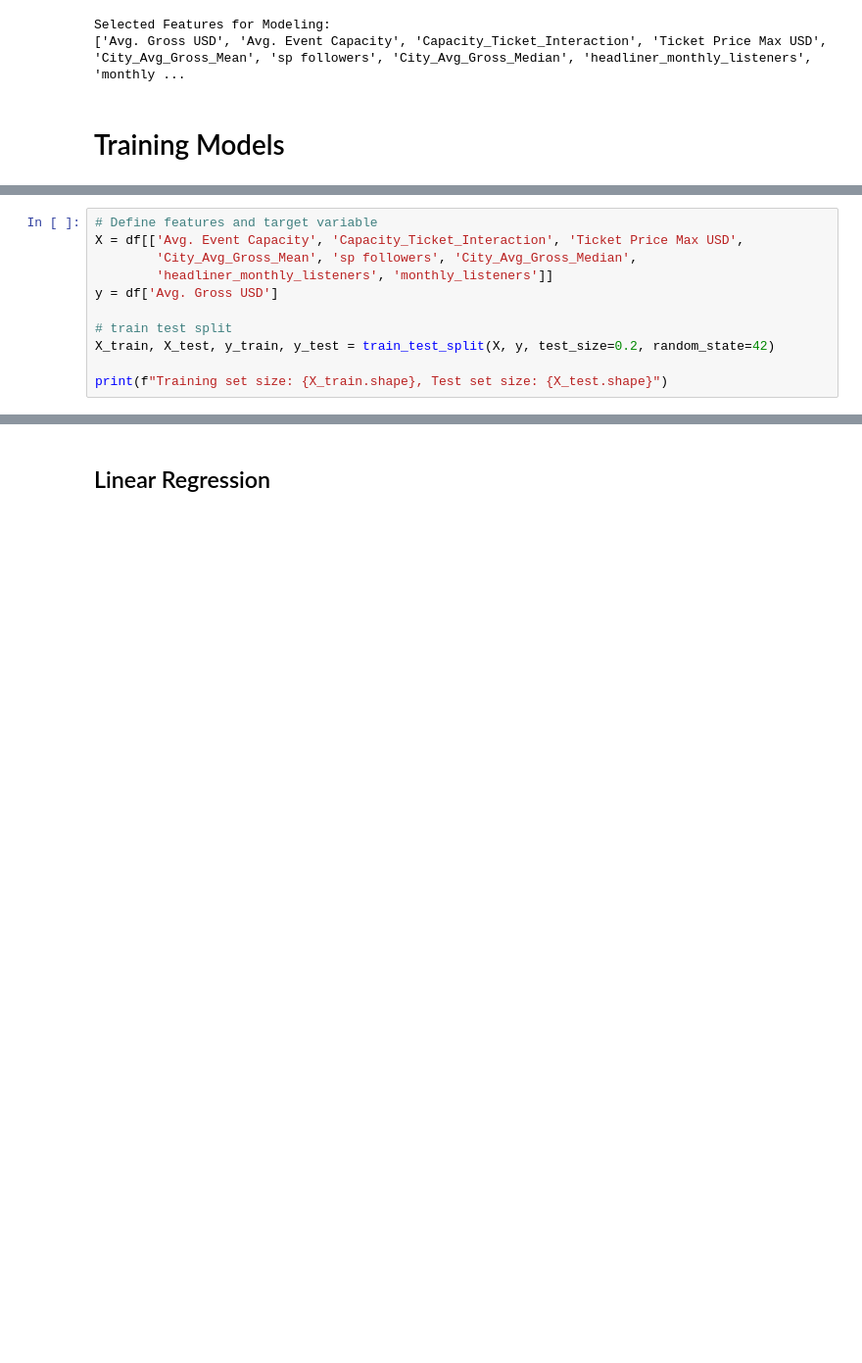
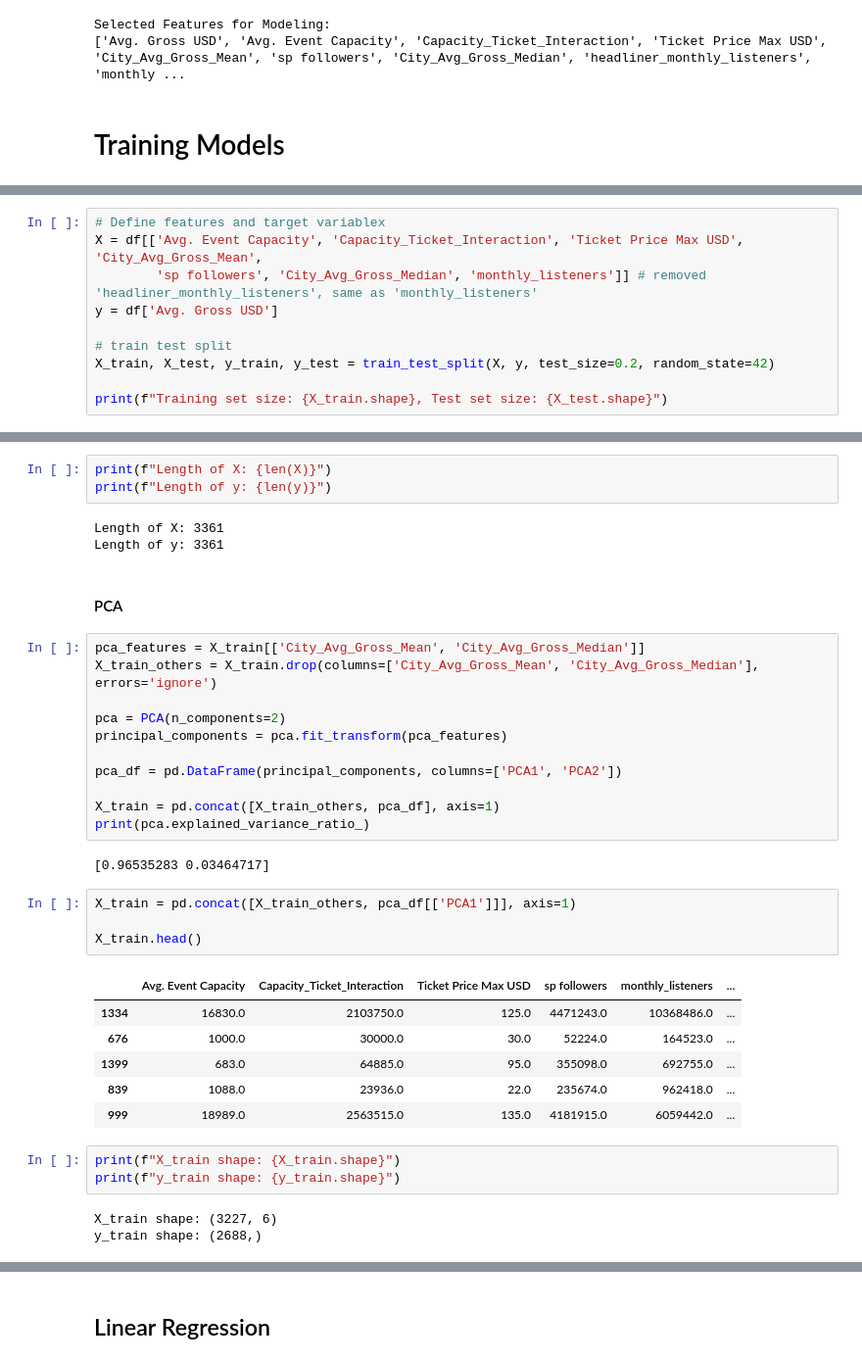
Before and after one commit to JWYQuentin/ARound, a Jupyter notebook: Model Building/MultiArtist/Multi_Ce_Models.ipynb, the cells around one changed output, grey strips where cells are left out. Shown: that part at 98% size. Cells and saved outputs as stored; diff of their text form; blank space fills up the shorter version.

```diff
--- a/Model Building/MultiArtist/Multi_Ce_Models.ipynb
+++ b/Model Building/MultiArtist/Multi_Ce_Models.ipynb
@@ -322,8 +327,7 @@ Selected Features for Modeling:
 # %%
-# Define features and target variable
-X = df[['Avg. Event Capacity', 'Capacity_Ticket_Interaction', 'Ticket Price Max USD',
-        'City_Avg_Gross_Mean', 'sp followers', 'City_Avg_Gross_Median',
-        'headliner_monthly_listeners', 'monthly_listeners']]
+# Define features and target variablex
+X = df[['Avg. Event Capacity', 'Capacity_Ticket_Interaction', 'Ticket Price Max USD', 'City_Avg_Gross_Mean',
+        'sp followers', 'City_Avg_Gross_Median', 'monthly_listeners']] # removed 'headliner_monthly_listeners', same as 'monthly_listeners'
 y = df['Avg. Gross USD']
 
 # train test split
@@ -334,0 +363,38 @@ Training set size: (2688, 8), Test set size: (673, 8)
+# %%
+print(f"Length of X: {len(X)}")
+print(f"Length of y: {len(y)}")
+# %% [output]
+Length of X: 3361
+Length of y: 3361
+# %% [markdown]
+#### PCA
+# %%
+pca_features = X_train[['City_Avg_Gross_Mean', 'City_Avg_Gross_Median']]
+X_train_others = X_train.drop(columns=['City_Avg_Gross_Mean', 'City_Avg_Gross_Median'], errors='ignore')
+
+pca = PCA(n_components=2)
+principal_components = pca.fit_transform(pca_features)
+
+pca_df = pd.DataFrame(principal_components, columns=['PCA1', 'PCA2'])
+
+X_train = pd.concat([X_train_others, pca_df], axis=1)
+print(pca.explained_variance_ratio_)
+# %% [output]
+[0.96535283 0.03464717]
+# %%
+X_train = pd.concat([X_train_others, pca_df[['PCA1']]], axis=1)
+
+X_train.head()
+# %% [output]
+|  | Avg. Event Capacity | Capacity_Ticket_Interaction | Ticket Price Max USD | sp followers | monthly_listeners | ... |
+| 1334 | 16830.0 | 2103750.0 | 125.0 | 4471243.0 | 10368486.0 | ... |
+| 676 | 1000.0 | 30000.0 | 30.0 | 52224.0 | 164523.0 | ... |
+| 1399 | 683.0 | 64885.0 | 95.0 | 355098.0 | 692755.0 | ... |
+| 839 | 1088.0 | 23936.0 | 22.0 | 235674.0 | 962418.0 | ... |
+| 999 | 18989.0 | 2563515.0 | 135.0 | 4181915.0 | 6059442.0 | ... |
+# %%
+print(f"X_train shape: {X_train.shape}")
+print(f"y_train shape: {y_train.shape}")
+# %% [output]
+X_train shape: (3227, 6)
+y_train shape: (2688,)
```
Also changed, not shown: parts of 29 cells of this notebook.
